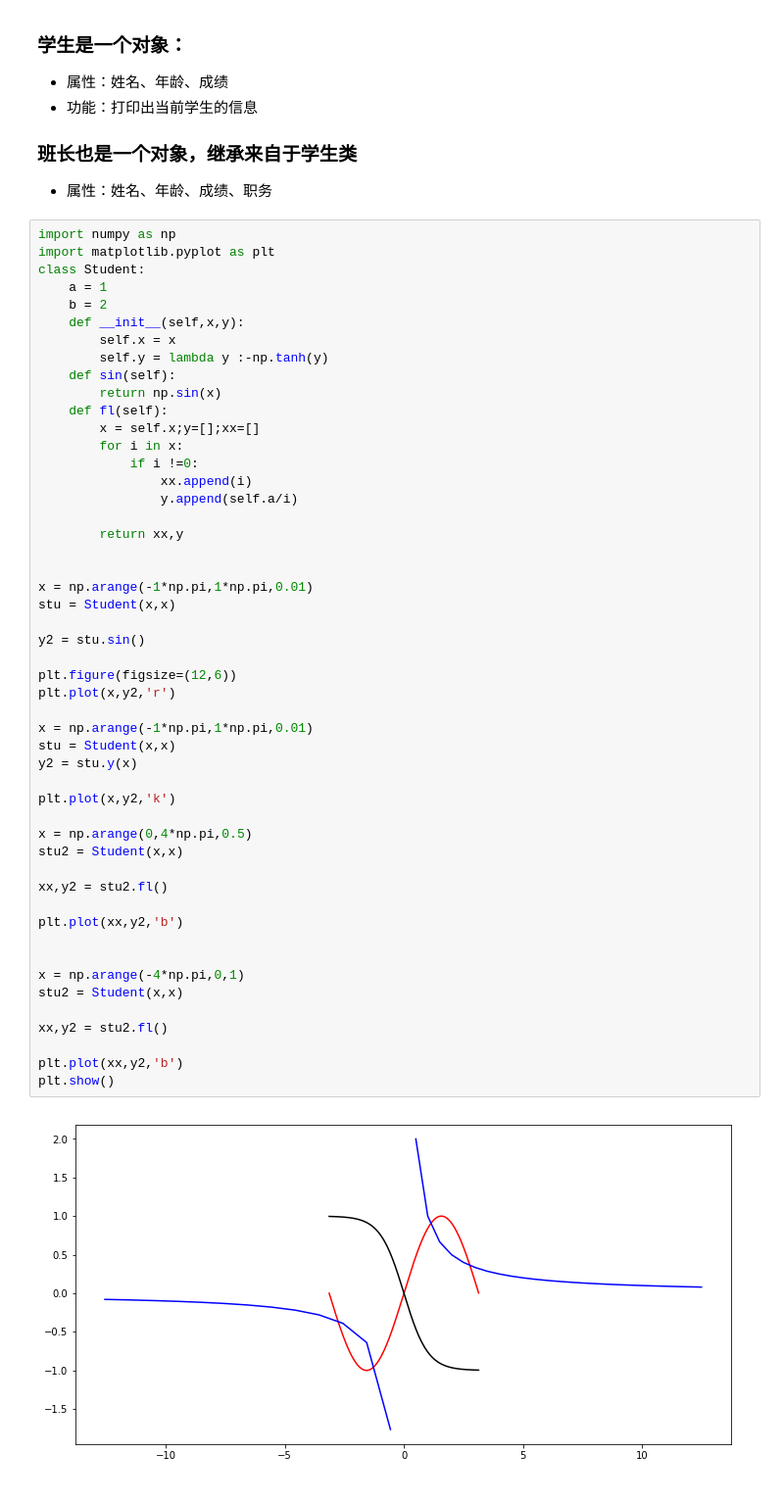
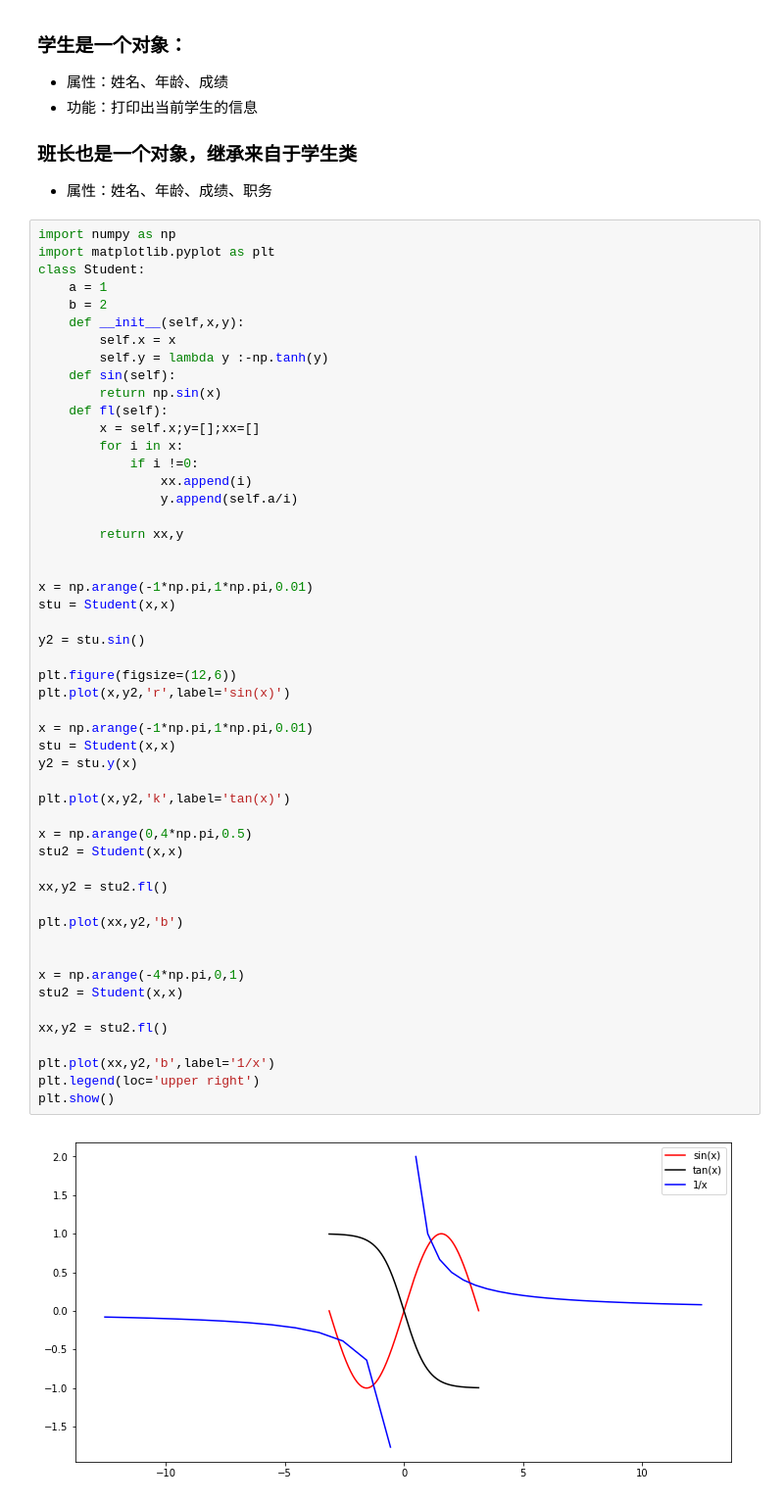
Before and after one commit to wuzaipei/python_introduction, a Jupyter notebook: 211 实例属性和类属性.ipynb, the cells around one changed output. Shown: that part at 98% size. Cells and saved outputs as stored; diff of their text form.

```diff
--- a/211 实例属性和类属性.ipynb
+++ b/211 实例属性和类属性.ipynb
@@ -161,34 +161,35 @@ class Student:
         return xx,y
 
 
 x = np.arange(-1*np.pi,1*np.pi,0.01)
 stu = Student(x,x)
 
 y2 = stu.sin()
 
 plt.figure(figsize=(12,6))
-plt.plot(x,y2,'r')
+plt.plot(x,y2,'r',label='sin(x)')
 
 x = np.arange(-1*np.pi,1*np.pi,0.01)
 stu = Student(x,x)
 y2 = stu.y(x)
 
-plt.plot(x,y2,'k')
+plt.plot(x,y2,'k',label='tan(x)')
 
 x = np.arange(0,4*np.pi,0.5)
 stu2 = Student(x,x)
 
 xx,y2 = stu2.fl()
 
 plt.plot(xx,y2,'b')
 
 
 x = np.arange(-4*np.pi,0,1)
 stu2 = Student(x,x)
 
 xx,y2 = stu2.fl()
 
-plt.plot(xx,y2,'b')
+plt.plot(xx,y2,'b',label='1/x')
+plt.legend(loc='upper right')
 plt.show()
 # %% [output]
-[figure, old version]
+[figure, new version]
```
Also changed, not shown: parts of 3 cells of this notebook.
